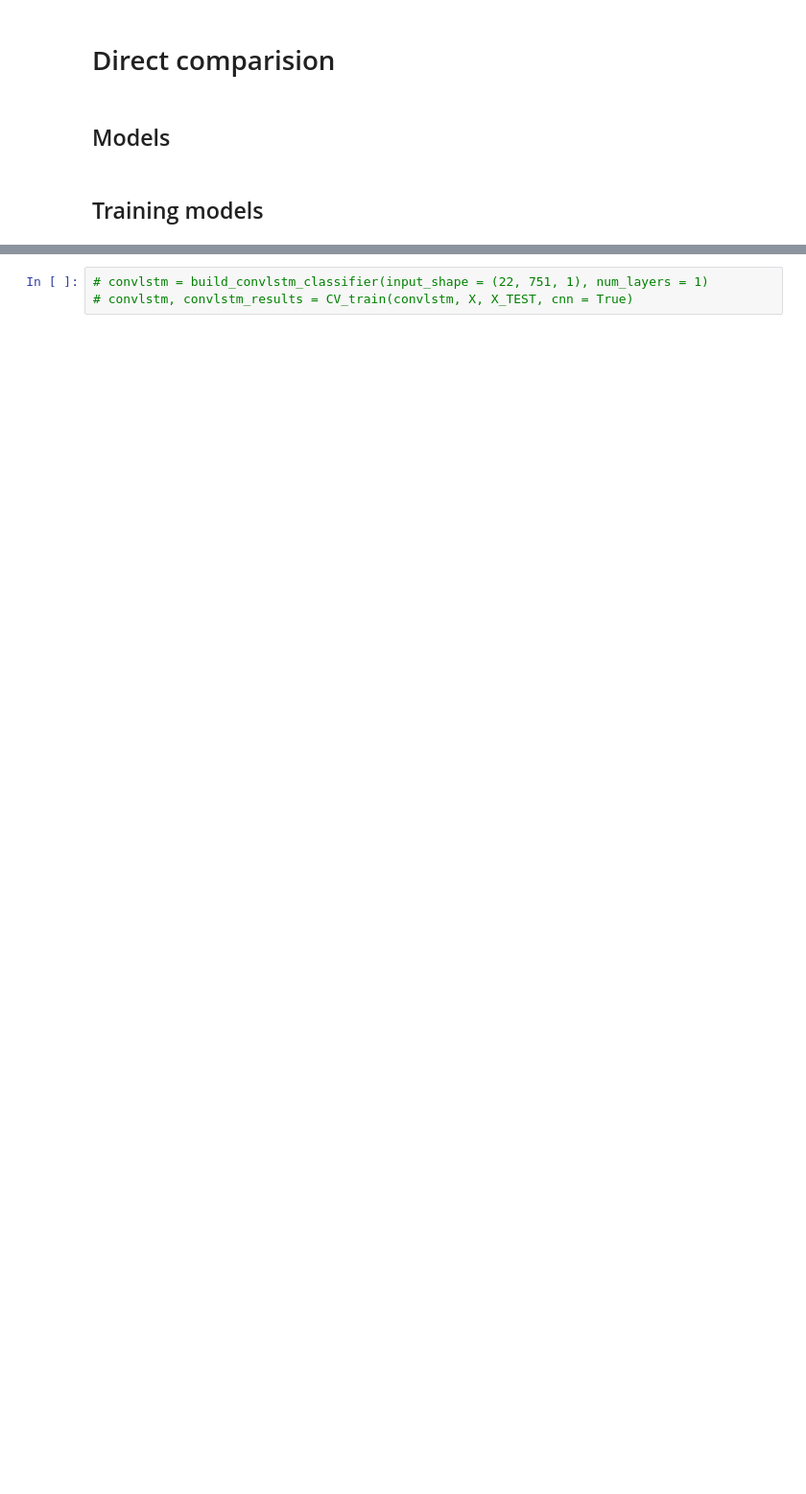
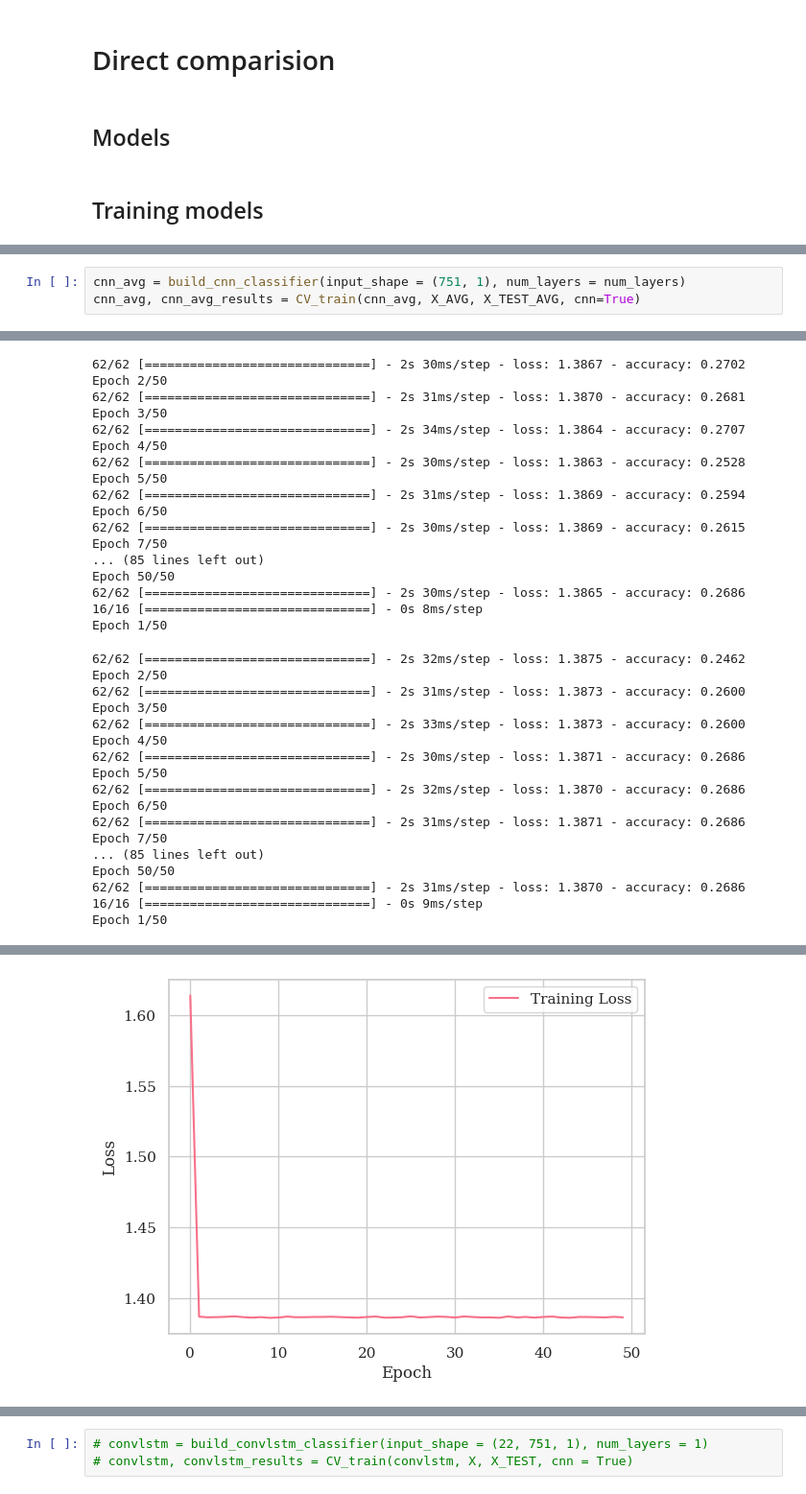
Before and after one commit to sam189239/EEG-MI-Benchmarking, a Jupyter notebook: code/bci_main.ipynb, the cells around one changed output, grey strips where cells are left out. Shown at 96% size. Cells and saved outputs as stored; diff of their text form; blank space fills up the shorter version.

```diff
--- a/code/bci_main.ipynb
+++ b/code/bci_main.ipynb
@@ -317,0 +662,4 @@ def CV_train(model, X, X_test, cnn = False, convlstm = False):
+# %%
+cnn_avg = build_cnn_classifier(input_shape = (751, 1), num_layers = num_layers)
+cnn_avg, cnn_avg_results = CV_train(cnn_avg, X_AVG, X_TEST_AVG, cnn=True)
+# %% [output]
@@ -317,0 +683,34 @@ def CV_train(model, X, X_test, cnn = False, convlstm = False):
+62/62 [==============================] - 2s 30ms/step - loss: 1.3867 - accuracy: 0.2702
+Epoch 2/50
+62/62 [==============================] - 2s 31ms/step - loss: 1.3870 - accuracy: 0.2681
+Epoch 3/50
+62/62 [==============================] - 2s 34ms/step - loss: 1.3864 - accuracy: 0.2707
+Epoch 4/50
+62/62 [==============================] - 2s 30ms/step - loss: 1.3863 - accuracy: 0.2528
+Epoch 5/50
+62/62 [==============================] - 2s 31ms/step - loss: 1.3869 - accuracy: 0.2594
+Epoch 6/50
+62/62 [==============================] - 2s 30ms/step - loss: 1.3869 - accuracy: 0.2615
+Epoch 7/50
+... (85 lines left out)
+Epoch 50/50
+62/62 [==============================] - 2s 30ms/step - loss: 1.3865 - accuracy: 0.2686
+16/16 [==============================] - 0s 8ms/step
+Epoch 1/50
+62/62 [==============================] - 2s 32ms/step - loss: 1.3875 - accuracy: 0.2462
+Epoch 2/50
+62/62 [==============================] - 2s 31ms/step - loss: 1.3873 - accuracy: 0.2600
+Epoch 3/50
+62/62 [==============================] - 2s 33ms/step - loss: 1.3873 - accuracy: 0.2600
+Epoch 4/50
+62/62 [==============================] - 2s 30ms/step - loss: 1.3871 - accuracy: 0.2686
+Epoch 5/50
+62/62 [==============================] - 2s 32ms/step - loss: 1.3870 - accuracy: 0.2686
+Epoch 6/50
+62/62 [==============================] - 2s 31ms/step - loss: 1.3871 - accuracy: 0.2686
+Epoch 7/50
+... (85 lines left out)
+Epoch 50/50
+62/62 [==============================] - 2s 31ms/step - loss: 1.3870 - accuracy: 0.2686
+16/16 [==============================] - 0s 9ms/step
+Epoch 1/50
@@ -318 +735,2 @@ def CV_train(model, X, X_test, cnn = False, convlstm = False):
+[figure, added]
 # %%
```
Also changed, not shown: parts of 30 cells of this notebook, 2 other files.
